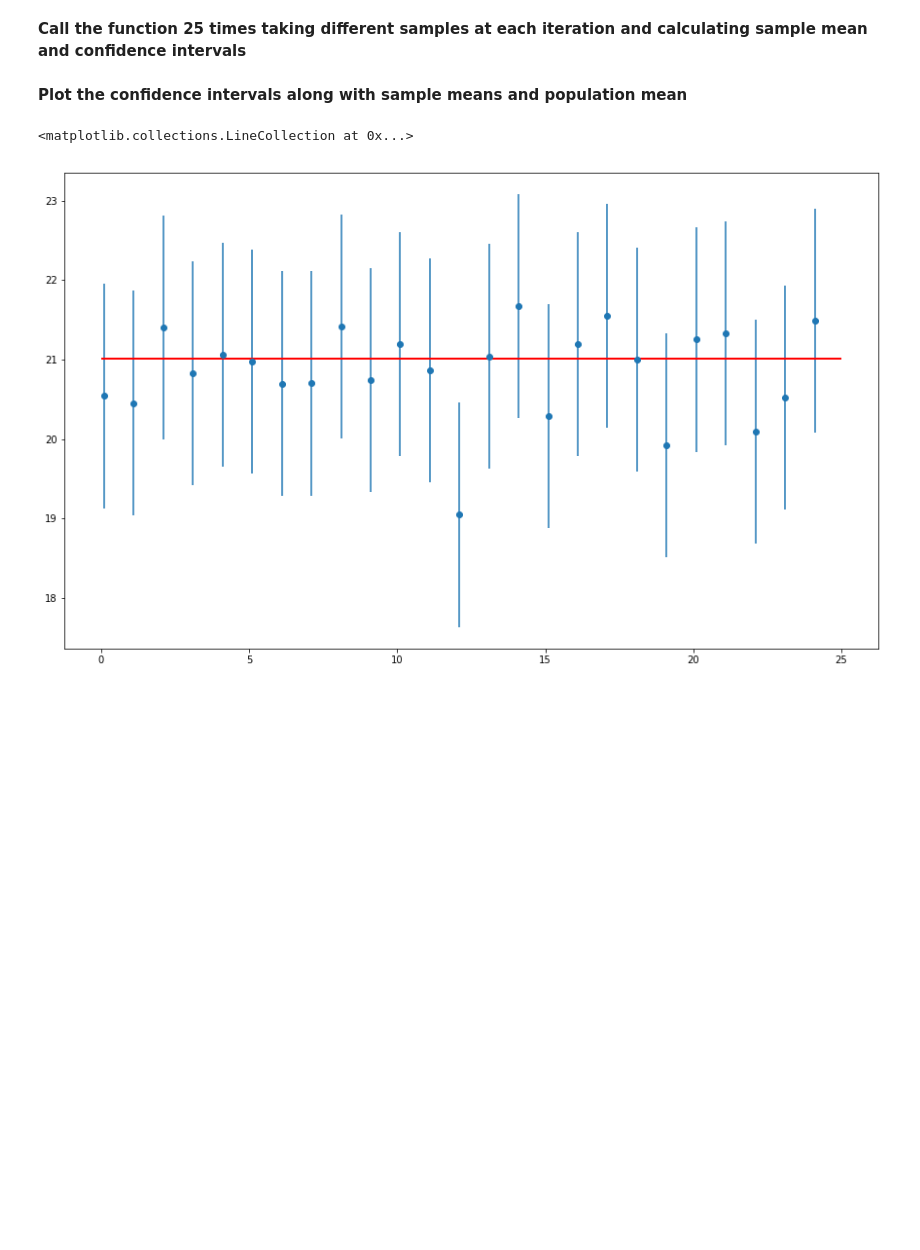
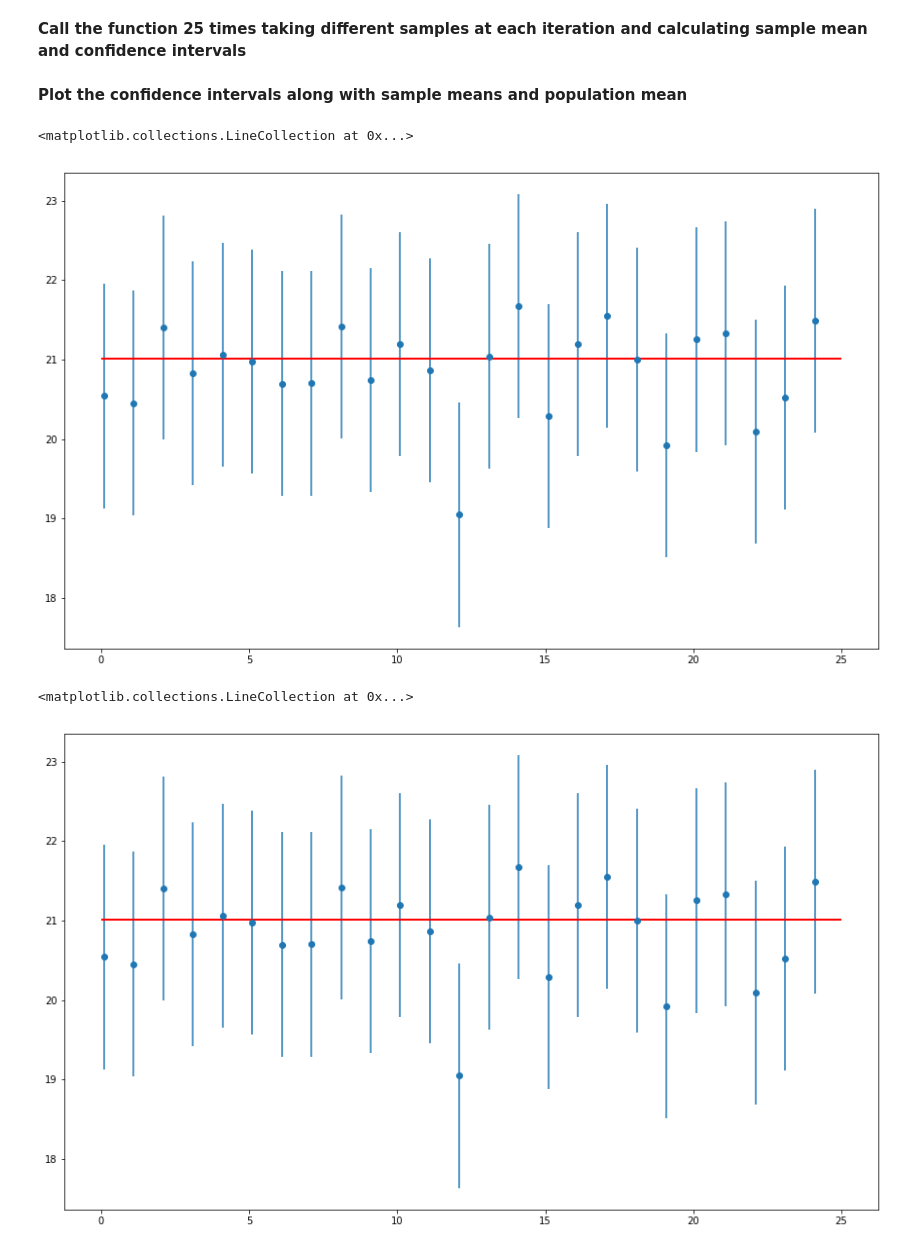
Before and after one commit to osterburg/dsc-2-19-17-confidence-intervals-with-t-distribution-lab-online-ds-ft-100118, a Jupyter notebook: index.ipynb, the cells around one changed output. Saved outputs shown, nothing was run; the diff lists cells and outputs as text; code cells hidden in the pictures; blank space fills up the shorter version.

```diff
--- a/index.ipynb
+++ b/index.ipynb
@@ -73,9 +78,9 @@ We can see that sample mean differs from population mean by 1.13 years. We can c
 > degrees of freedom = sample_size -1.
 # %%
 # Cal culate the t-critical value for 95% confidence level for sample taken above.
-t_critical = None   # Get the t-critical value  by using 95% confidence level and degree of freedom
+t_critical = stats.t.ppf(q=0.975, df=sample_size-1)   # Get the t-critical value  by using 95% confidence level and degree of freedom
 print("t-critical value:")                  # Check the t-critical value
-#print(t_critical)
+print(t_critical)
 
 # t-critical value:
 # 2.0638985616280205
@@ -90,20 +98,19 @@ and finally the confidence interval can be calculated as :
 > **Confidence interval = (sample_mean + margin of error, sample_mean - margin of error)**
 # %%
 # Calculate the sample standard deviation
-sample_stdev = None    # Get the sample standard deviation
+sample_stdev = sample.std()    # Get the sample standard deviation
 
 # Calculate sigma using the formula described above to get population standard deviation estimate
-sigma =None
+sigma = sample_stdev/math.sqrt(sample_size)
 
 # Calculate margin of error using t_critical and sigma
-margin_of_error = None
+margin_of_error = t_critical * sigma
 
 # Calculate the confidence intervals using calculated margin of error
-confidence_interval = None
-
+confidence_interval = (sample_mean - margin_of_error, sample_mean + margin_of_error)
 
 print("Confidence interval:")
-#print(confidence_interval)
+print(confidence_interval)
 
 # Confidence interval:
 # (18.4609156900928, 21.280661568850913)
@@ -135,16 +145,16 @@ def conf_interval(sample):
     # Note that we use stats.t.ppf with q = 0.975 to get the desired t-critical value
     # instead of q = 0.95 because the distribution has two tails.
 
-    t = None  #  t-critical value for 95% confidence
+    t = stats.t.ppf(q=0.975, df=24)  #  t-critical value for 95% confidence
 
-    sigma = None # Sample standard deviation
+    sigma = sample_stdev / math.sqrt(sample_size) # Sample standard deviation
 
     # Calculate the margin of error using formula given above
-    moe = None
+    moe = t * sigma
 
     # Calculate the confidence interval by applying margin of error to sample mean
     # (mean - margin of error, mean+ margin of error)
-    conf = None
+    conf = (x_hat - moe, x_hat + moe)
 
     return conf
 # %% [markdown]
@@ -165,18 +175,35 @@ sample_means = []
 for sample in range(25):
 
     # Take a random sample of chosen size
-
+    sample = np.random.choice(a= population_ages, size = sample_size)
 
     # Calculate sample mean and confidence_interval
-
+    confidence_interval = conf_interval(sample)
 
     # Calculate and append sample means and conf intervals for each iteration
+    sample_mean = sample.mean()
+    sample_means.append(sample_mean)
+    intervals.append(confidence_interval)
 # %% [markdown]
 **Plot the confidence intervals along with sample means and population mean**
 # %%
 # Plot the confidence intervals with sample and population means
+plt.figure(figsize=(15,9))
+
 # Draw the mean and confidence interval for each sample
+plt.errorbar(x=np.arange(0.1, 25, 1),
+             y=sample_means,
+             yerr=[(top-bot)/2 for top,bot in intervals],
+             fmt='o')
+
 # Draw the population mean
+plt.hlines(xmin=0, xmax=25,
+           y=population_ages.mean(),
+           linewidth=2.0,
+           color="red")
+# %% [output]
+<matplotlib.collections.LineCollection at 0x...>
+[figure, added]
 # %%
 # %% [output]
 <matplotlib.collections.LineCollection at 0x...>
```
Also changed, not shown: parts of 3 cells of this notebook.
